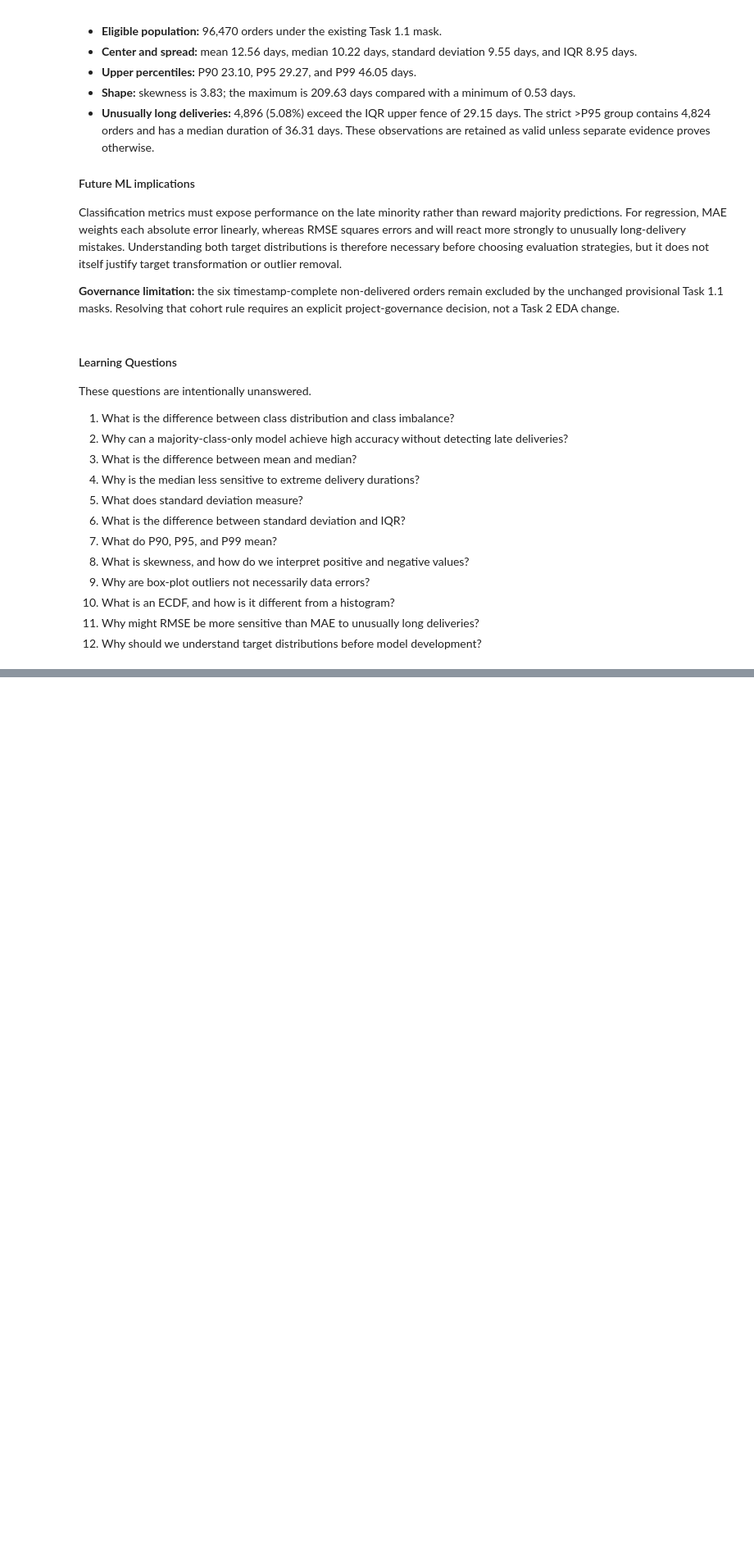
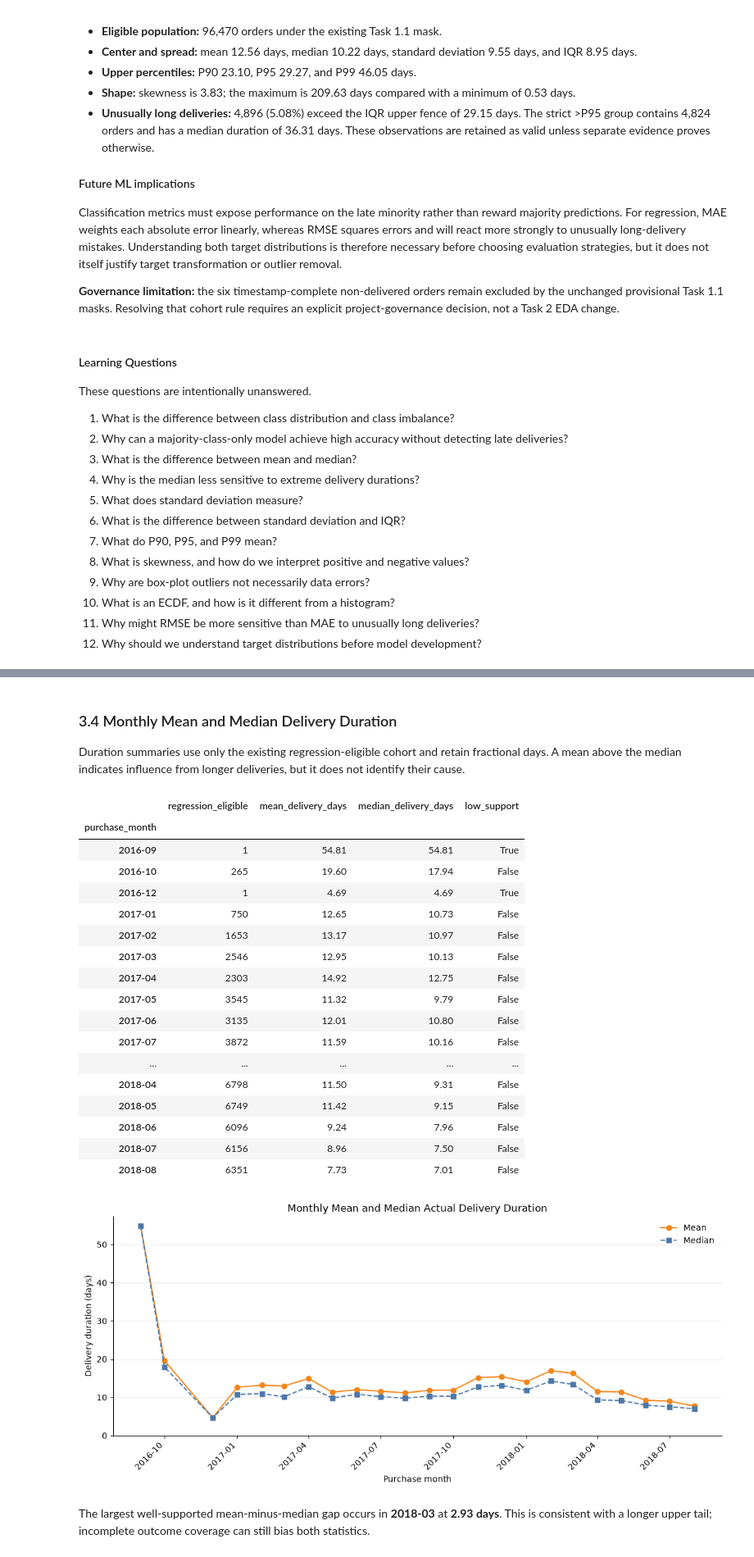
Before and after one commit to mmubashir95/ecommerce-delivery-intelligence, a Jupyter notebook: notebooks/03_exploratory_analysis.ipynb, the cells around one changed output, grey strips where cells are left out. Shown at 82% size. Cells and saved outputs as stored; diff of their text form; code cells hidden in the pictures; blank space fills up the shorter version.

```diff
--- a/notebooks/03_exploratory_analysis.ipynb
+++ b/notebooks/03_exploratory_analysis.ipynb
@@ -1086,0 +1389,65 @@ These questions are intentionally unanswered.
+# %% [markdown]
+### 3.4 Monthly Mean and Median Delivery Duration
+
+Duration summaries use only the existing regression-eligible cohort and retain fractional days. A mean above the median indicates influence from longer deliveries, but it does not identify their cause.
+# %%
+monthly_duration = (
+    valid_purchase_orders.loc[regression_eligible.loc[valid_purchase_orders.index]]
+    .assign(delivery_days=orders.loc[regression_eligible, "delivery_days"].astype(float))
+    .groupby("purchase_month", observed=True)["delivery_days"]
+    .agg(regression_eligible="count", mean_delivery_days="mean", median_delivery_days="median")
+    .sort_index()
+)
+monthly_duration["low_support"] = monthly_duration["regression_eligible"].lt(100)
+
+independent_monthly_duration = orders.loc[regression_eligible].groupby(
+    orders.loc[regression_eligible, "order_purchase_timestamp"].dt.to_period("M")
+)["delivery_days"].agg(["count", "mean", "median"])
+assert int(monthly_duration["regression_eligible"].sum()) == regression_eligible_count
+assert np.allclose(monthly_duration["mean_delivery_days"], independent_monthly_duration["mean"])
+assert np.allclose(monthly_duration["median_delivery_days"], independent_monthly_duration["median"])
+display(monthly_duration.style.format({"mean_delivery_days": "{:.2f}", "median_delivery_days": "{:.2f}"}))
+
+fig, ax = plt.subplots(figsize=(11, 5))
+month_x = monthly_duration.index.to_timestamp()
+ax.plot(month_x, monthly_duration["mean_delivery_days"], color="#F58518", marker="o", label="Mean")
+ax.plot(month_x, monthly_duration["median_delivery_days"], color="#4C78A8", marker="s", linestyle="--", label="Median")
+ax.set_title("Monthly Mean and Median Actual Delivery Duration")
+ax.set_xlabel("Purchase month")
+ax.set_ylabel("Delivery duration (days)")
+ax.set_ylim(bottom=0)
+ax.legend(frameon=False)
+ax.grid(axis="y", alpha=0.25)
+ax.spines[["top", "right"]].set_visible(False)
+fig.autofmt_xdate(rotation=45)
+plt.tight_layout()
+plt.show()
+
+monthly_duration["mean_median_gap_days"] = monthly_duration["mean_delivery_days"] - monthly_duration["median_delivery_days"]
+largest_gap_month = monthly_duration.loc[~monthly_duration["low_support"], "mean_median_gap_days"].idxmax()
+display(Markdown(
+    f"The largest well-supported mean-minus-median gap occurs in **{largest_gap_month}** at "
+    f"**{monthly_duration.loc[largest_gap_month, 'mean_median_gap_days']:.2f} days**. "
+    "This is consistent with a longer upper tail; incomplete outcome coverage can still bias both statistics."
+))
+# %% [output]
+|  | regression_eligible | mean_delivery_days | median_delivery_days | low_support |
+| purchase_month |  |  |  |  |
+| 2016-09 | 1 | 54.81 | 54.81 | True |
+| 2016-10 | 265 | 19.60 | 17.94 | False |
+| 2016-12 | 1 | 4.69 | 4.69 | True |
+| 2017-01 | 750 | 12.65 | 10.73 | False |
+| 2017-02 | 1653 | 13.17 | 10.97 | False |
+| 2017-03 | 2546 | 12.95 | 10.13 | False |
+| 2017-04 | 2303 | 14.92 | 12.75 | False |
+| 2017-05 | 3545 | 11.32 | 9.79 | False |
+| 2017-06 | 3135 | 12.01 | 10.80 | False |
+| 2017-07 | 3872 | 11.59 | 10.16 | False |
+| ... | ... | ... | ... | ... |
+| 2018-04 | 6798 | 11.50 | 9.31 | False |
+| 2018-05 | 6749 | 11.42 | 9.15 | False |
+| 2018-06 | 6096 | 9.24 | 7.96 | False |
+| 2018-07 | 6156 | 8.96 | 7.50 | False |
+| 2018-08 | 6351 | 7.73 | 7.01 | False |
+[figure, added]
+The largest well-supported mean-minus-median gap occurs in **2018-03** at **2.93 days**. This is consistent with a longer upper tail; incomplete outcome coverage can still bias both statistics.
```
Also changed, not shown: parts of 16 cells of this notebook.
